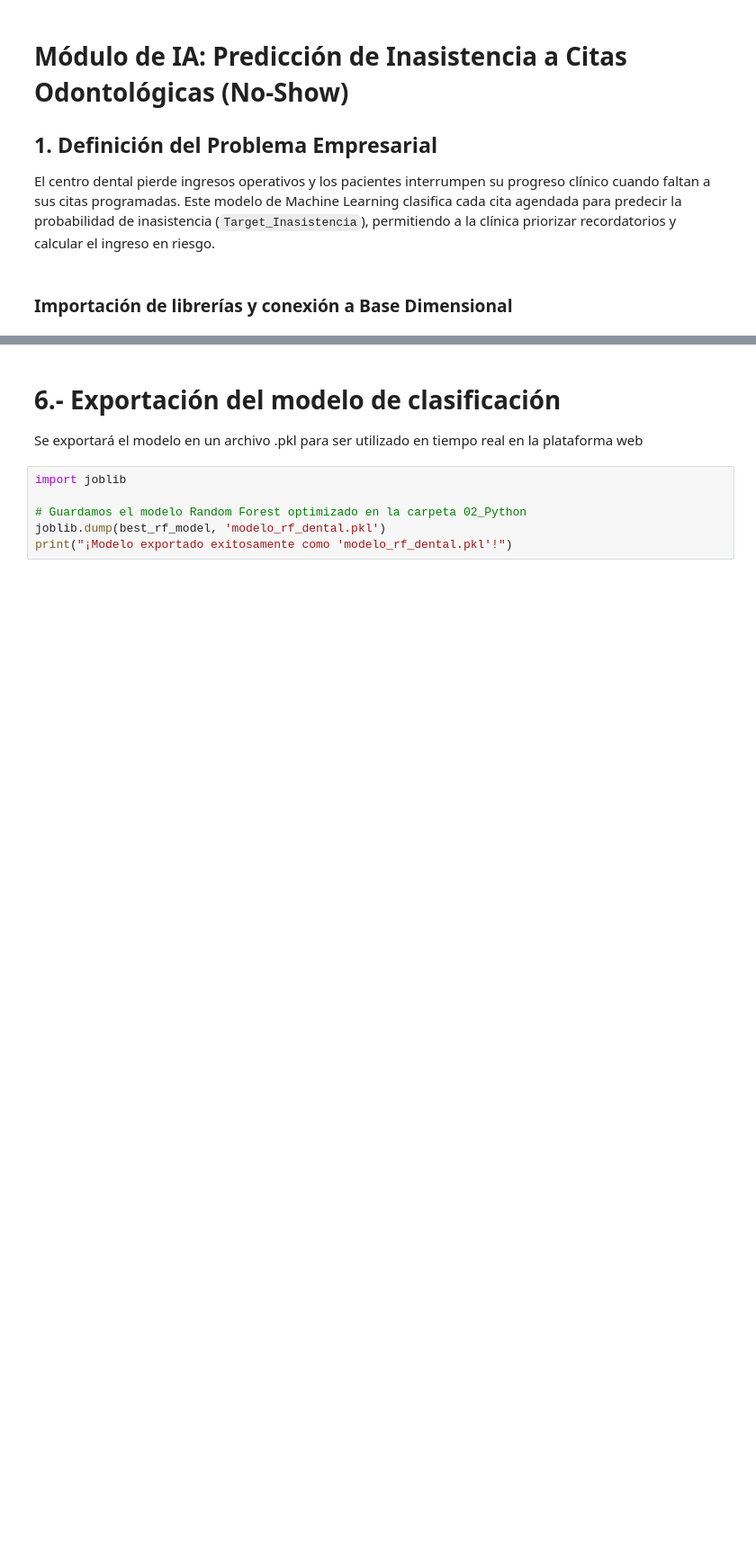
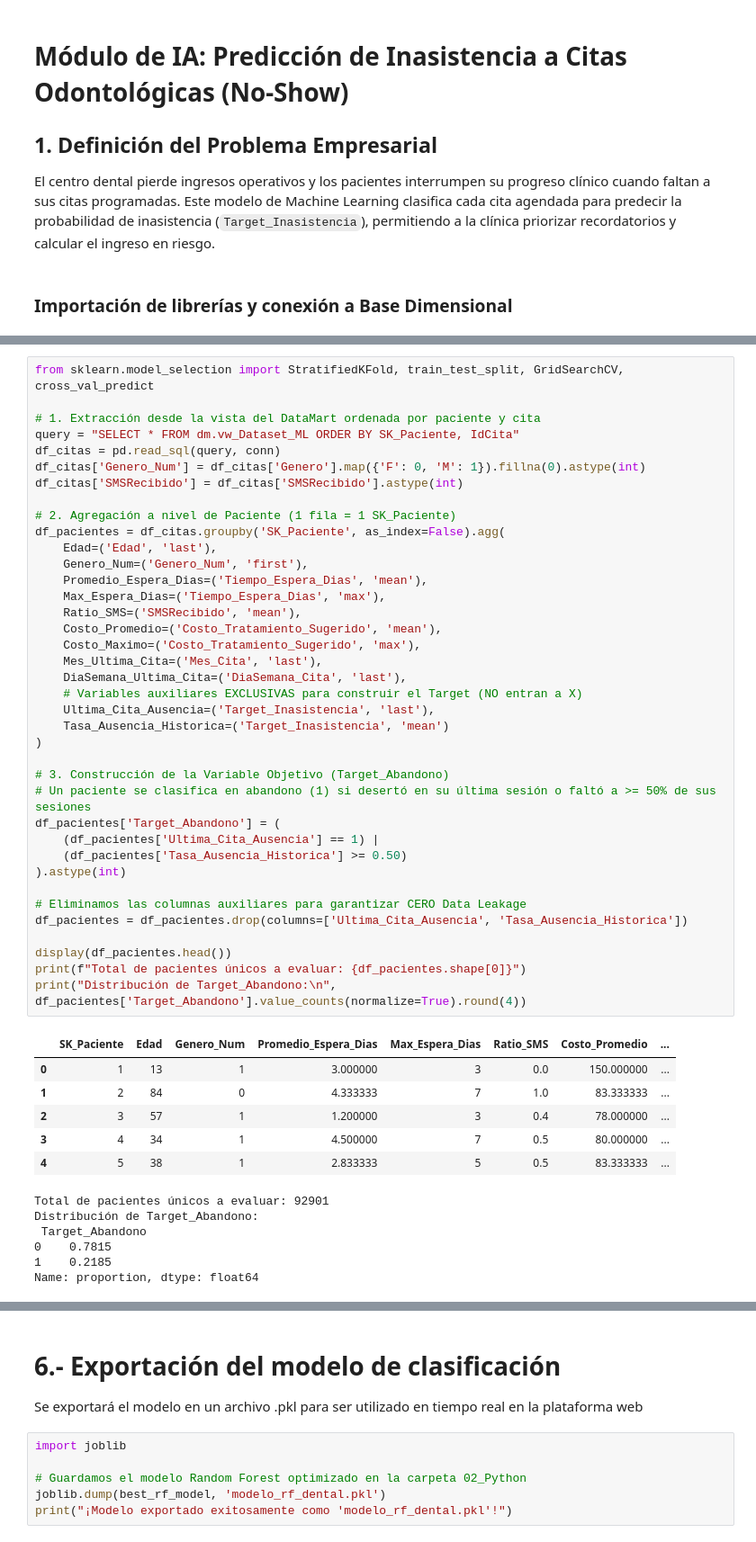
Before and after one commit to Falep24/Proyecto_GADI_Clinica, a Jupyter notebook: 02_Python/modulo_ia.ipynb, the cells around one changed output, grey strips where cells are left out. Shown at 90% size. Saved outputs shown, nothing was run; the diff lists cells and outputs as text; blank space fills up the shorter version.

```diff
--- a/02_Python/modulo_ia.ipynb
+++ b/02_Python/modulo_ia.ipynb
@@ -118,0 +31,51 @@ Entrenamiento: 168426 citas | Prueba: 42107 citas.
+# %%
+from sklearn.model_selection import StratifiedKFold, train_test_split, GridSearchCV, cross_val_predict
+
+# 1. Extracción desde la vista del DataMart ordenada por paciente y cita
+query = "SELECT * FROM dm.vw_Dataset_ML ORDER BY SK_Paciente, IdCita"
+df_citas = pd.read_sql(query, conn)
+df_citas['Genero_Num'] = df_citas['Genero'].map({'F': 0, 'M': 1}).fillna(0).astype(int)
+df_citas['SMSRecibido'] = df_citas['SMSRecibido'].astype(int)
+
+# 2. Agregación a nivel de Paciente (1 fila = 1 SK_Paciente)
+df_pacientes = df_citas.groupby('SK_Paciente', as_index=False).agg(
+    Edad=('Edad', 'last'),
+    Genero_Num=('Genero_Num', 'first'),
+    Promedio_Espera_Dias=('Tiempo_Espera_Dias', 'mean'),
+    Max_Espera_Dias=('Tiempo_Espera_Dias', 'max'),
+    Ratio_SMS=('SMSRecibido', 'mean'),
+    Costo_Promedio=('Costo_Tratamiento_Sugerido', 'mean'),
+    Costo_Maximo=('Costo_Tratamiento_Sugerido', 'max'),
+    Mes_Ultima_Cita=('Mes_Cita', 'last'),
+    DiaSemana_Ultima_Cita=('DiaSemana_Cita', 'last'),
+    # Variables auxiliares EXCLUSIVAS para construir el Target (NO entran a X)
+    Ultima_Cita_Ausencia=('Target_Inasistencia', 'last'),
+    Tasa_Ausencia_Historica=('Target_Inasistencia', 'mean')
+)
+
+# 3. Construcción de la Variable Objetivo (Target_Abandono)
+# Un paciente se clasifica en abandono (1) si desertó en su última sesión o faltó a >= 50% de sus sesiones
+df_pacientes['Target_Abandono'] = (
+    (df_pacientes['Ultima_Cita_Ausencia'] == 1) |
+    (df_pacientes['Tasa_Ausencia_Historica'] >= 0.50)
+).astype(int)
+
+# Eliminamos las columnas auxiliares para garantizar CERO Data Leakage
+df_pacientes = df_pacientes.drop(columns=['Ultima_Cita_Ausencia', 'Tasa_Ausencia_Historica'])
+
+display(df_pacientes.head())
+print(f"Total de pacientes únicos a evaluar: {df_pacientes.shape[0]}")
+print("Distribución de Target_Abandono:\n", df_pacientes['Target_Abandono'].value_counts(normalize=True).round(4))
+# %% [output]
+|  | SK_Paciente | Edad | Genero_Num | Promedio_Espera_Dias | Max_Espera_Dias | Ratio_SMS | Costo_Promedio | ... |
+| 0 | 1 | 13 | 1 | 3.000000 | 3 | 0.0 | 150.000000 | ... |
+| 1 | 2 | 84 | 0 | 4.333333 | 7 | 1.0 | 83.333333 | ... |
+| 2 | 3 | 57 | 1 | 1.200000 | 3 | 0.4 | 78.000000 | ... |
+| 3 | 4 | 34 | 1 | 4.500000 | 7 | 0.5 | 80.000000 | ... |
+| 4 | 5 | 38 | 1 | 2.833333 | 5 | 0.5 | 83.333333 | ... |
+Total de pacientes únicos a evaluar: 92901
+Distribución de Target_Abandono:
+ Target_Abandono
+0    0.7815
+1    0.2185
+Name: proportion, dtype: float64
```
Also changed, not shown: parts of 22 cells of this notebook, 3 other files.
